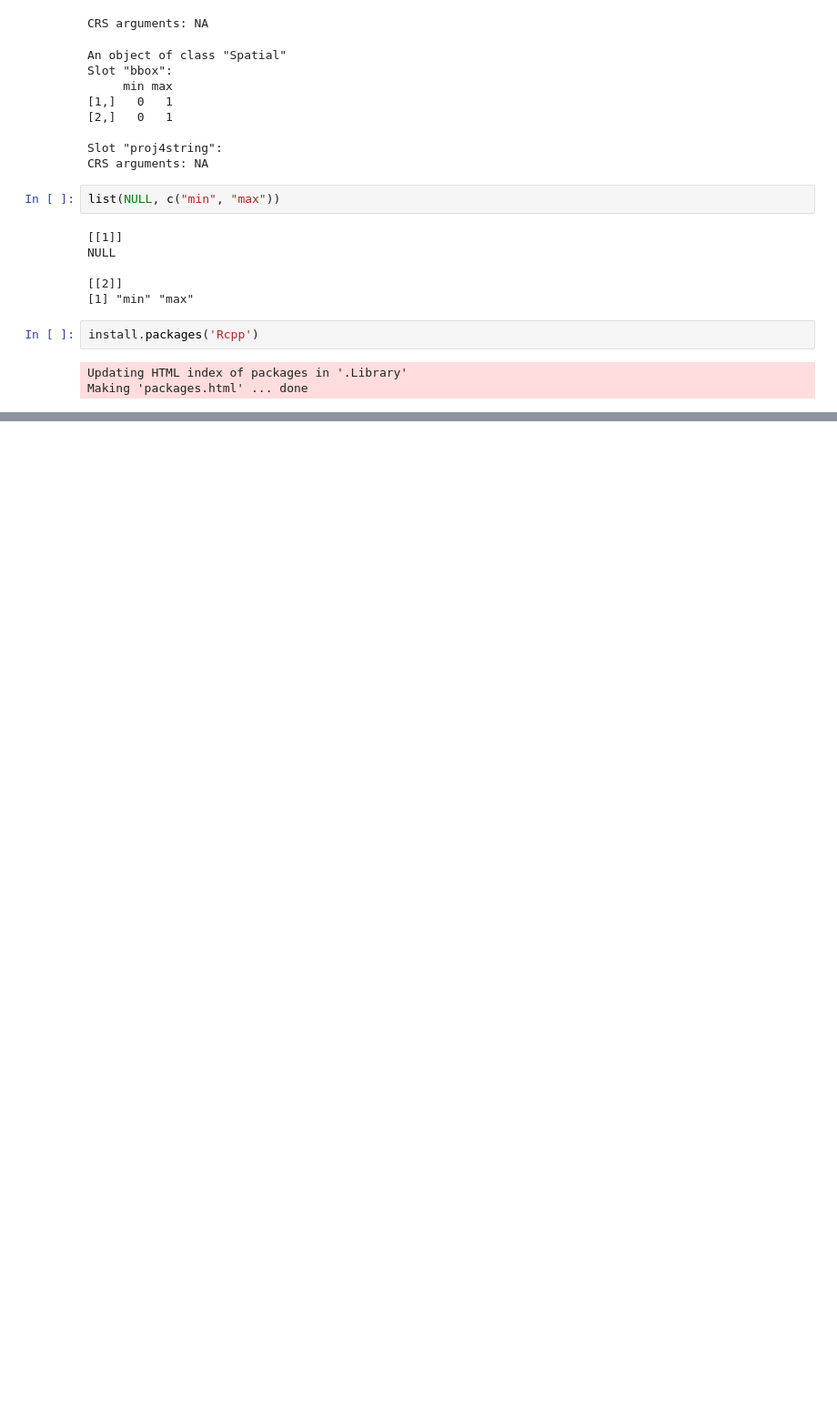
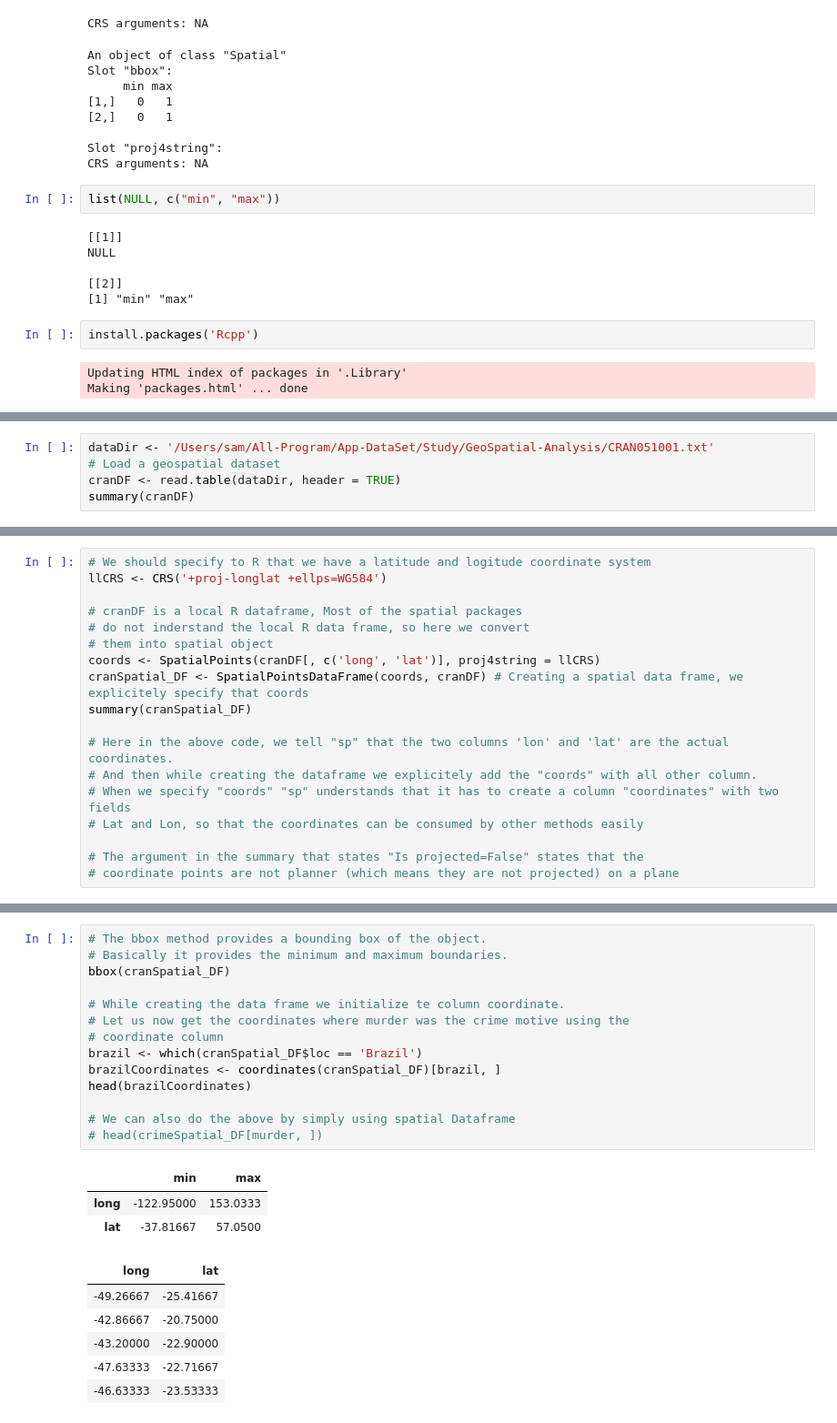
Before and after one commit to Sardhendu/Study, a Jupyter notebook: GeoSpatial-Analysis/1.ipynb, the cells around one changed output, grey strips where cells are left out. Shown at 91% size. Drawn from its saved outputs; the diff is of its cells as text; blank space fills up the shorter version.

Commit message:
More on spatial analysis

```diff
--- a/GeoSpatial-Analysis/1.ipynb
+++ b/GeoSpatial-Analysis/1.ipynb
@@ -69,0 +155,5 @@ Making 'packages.html' ... done
+# %%
+dataDir <- '/Users/sam/All-Program/App-DataSet/Study/GeoSpatial-Analysis/CRAN051001.txt'
+# Load a geospatial dataset
+cranDF <- read.table(dataDir, header = TRUE)
+summary(cranDF)
@@ -69,0 +176,18 @@ Making 'packages.html' ... done
+# %%
+# We should specify to R that we have a latitude and logitude coordinate system
+llCRS <- CRS('+proj-longlat +ellps=WG584')
+
+# cranDF is a local R dataframe, Most of the spatial packages
+# do not inderstand the local R data frame, so here we convert
+# them into spatial object
+coords <- SpatialPoints(cranDF[, c('long', 'lat')], proj4string = llCRS)
+cranSpatial_DF <- SpatialPointsDataFrame(coords, cranDF) # Creating a spatial data frame, we explicitely specify that coords
+summary(cranSpatial_DF)
+
+# Here in the above code, we tell "sp" that the two columns 'lon' and 'lat' are the actual coordinates.
+# And then while creating the dataframe we explicitely add the "coords" with all other column.
+# When we specify "coords" "sp" understands that it has to create a column "coordinates" with two fields
+# Lat and Lon, so that the coordinates can be consumed by other methods easily
+
+# The argument in the summary that states "Is projected=False" states that the
+# coordinate points are not planner (which means they are not projected) on a plane
@@ -69,0 +212,24 @@ Making 'packages.html' ... done
+# %%
+# The bbox method provides a bounding box of the object.
+# Basically it provides the minimum and maximum boundaries.
+bbox(cranSpatial_DF)
+
+# While creating the data frame we initialize te column coordinate.
+# Let us now get the coordinates where murder was the crime motive using the
+# coordinate column
+brazil <- which(cranSpatial_DF$loc == 'Brazil')
+brazilCoordinates <- coordinates(cranSpatial_DF)[brazil, ]
+head(brazilCoordinates)
+
+# We can also do the above by simply using spatial Dataframe
+# head(crimeSpatial_DF[murder, ])
+# %% [output]
+|  | min | max |
+| long | -122.95000 | 153.0333 |
+| lat | -37.81667 | 57.0500 |
+| long | lat |
+| -49.26667 | -25.41667 |
+| -42.86667 | -20.75000 |
+| -43.20000 | -22.90000 |
+| -47.63333 | -22.71667 |
+| -46.63333 | -23.53333 |
```
Also changed, not shown: parts of 13 cells of this notebook, 2 other files.
